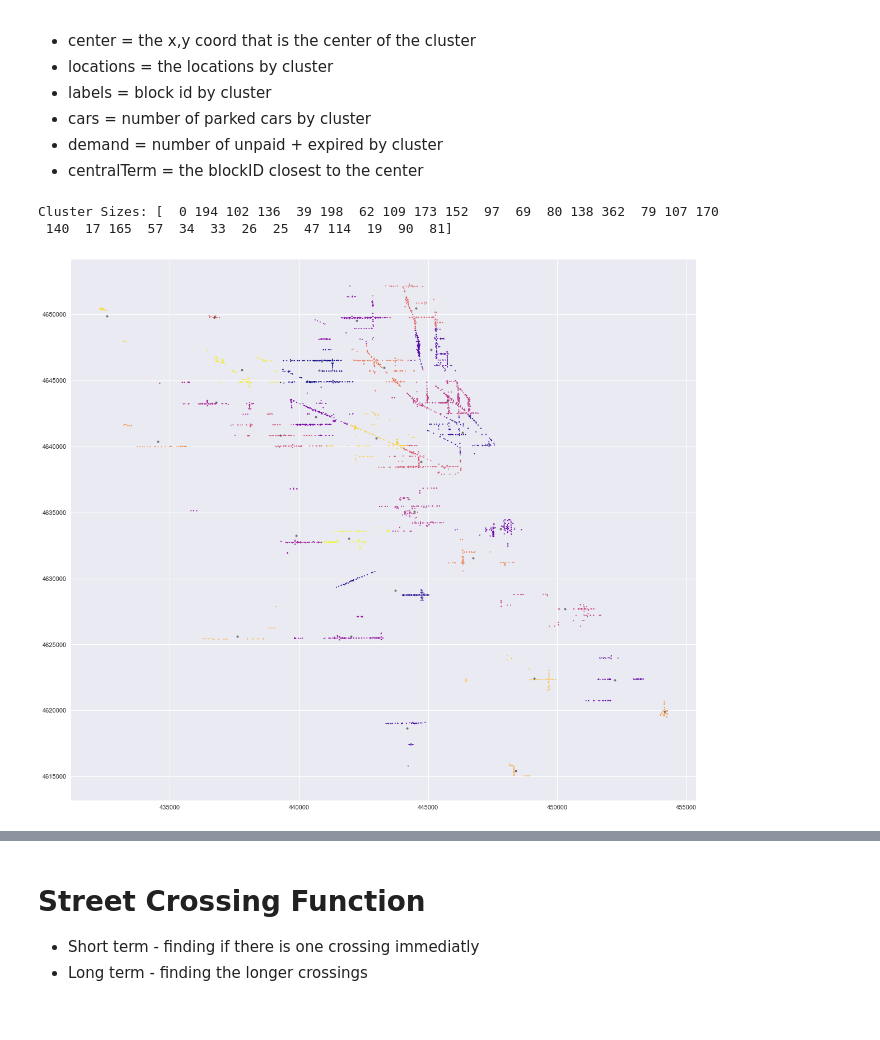
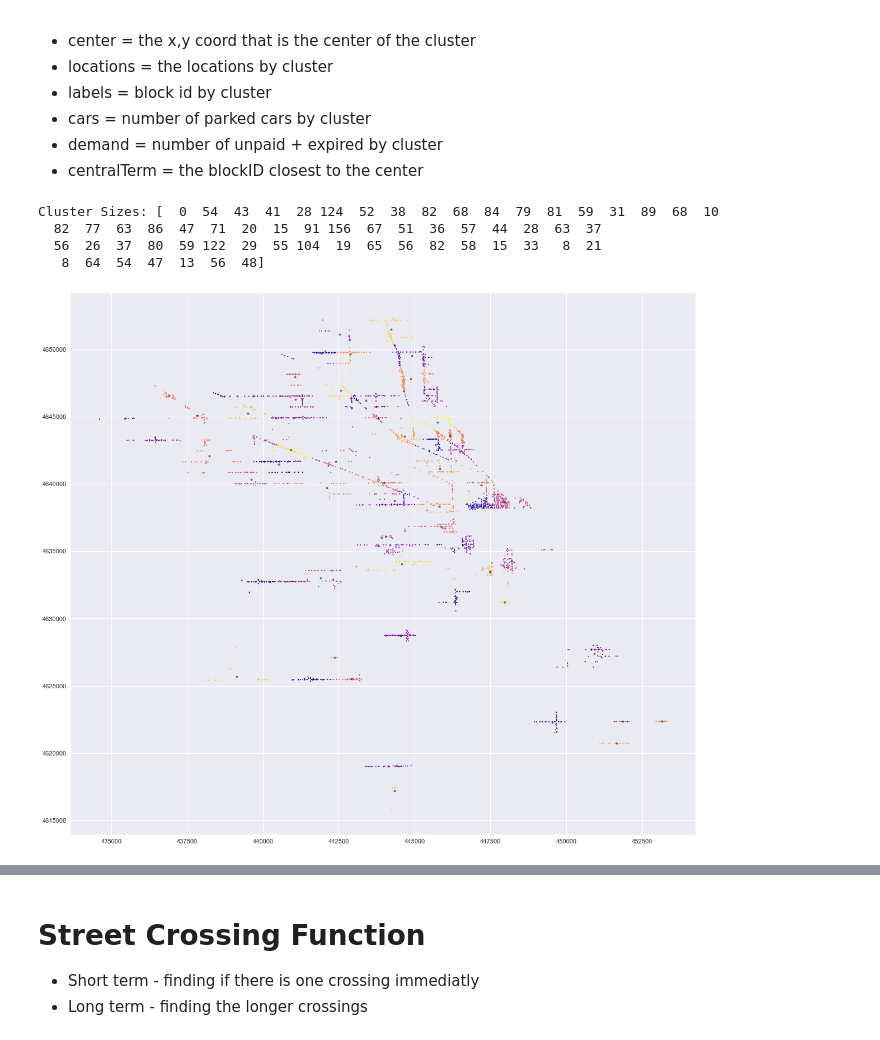
Before and after one commit to jswortz/Google-OR-Example, a Jupyter notebook: CPM Optimization March 2018.ipynb, the cells around one changed output, grey strips where cells are left out. Cells and saved outputs as stored; diff of their text form; code cells hidden in the pictures.

```diff
--- a/CPM Optimization March 2018.ipynb
+++ b/CPM Optimization March 2018.ipynb
@@ -23,7 +23,8 @@ megaCluster = []
 streetSide = []
 streetName = []
 dataFolder = "data"
-with open(os.path.join(dataFolder,'3.16.Data.csv'), 'rb') as csvfile:
+carTime = []
+with open(os.path.join(dataFolder,'Input_Model_040318_newMC2_noDriving_CLZy_remSEblocks.csv'), 'rb') as csvfile:
     reader = csv.reader(csvfile, delimiter=',')
     for row in reader:
         if counter < limiter: #this is just a cap to QA the model with fewer locations
@@ -31,6 +32,7 @@ with open(os.path.join(dataFolder,'3.16.Data.csv'), 'rb') as csvfile:
                 firstLine = False
             else:
                 latLong = []
+                carTime.append(float(row[28]))
                 latLong.append(float(row[23]))
                 latLong.append(float(row[24]))
                 locations.append(latLong)
@@ -175,12 +177,13 @@ import numpy as np
 seed = 1234
 
 fullData = {'locations': locations, 'labels': labels, 'cars': cars, 'demands': demands\
-            , 'megacluster': megaCluster, 'streetName' : streetName, 'streetSide': streetSide}
+            , 'megacluster': megaCluster, 'streetName' : streetName, \
+            'streetSide': streetSide, 'carCheckTime': carTime}
 
 fullDS = pd.DataFrame.from_dict(fullData)
 
 
-nClusters = 30
+nClusters = 60
 
 kData ={key: {'center': None, 'locations': None, 'labels' : None, 'cars' : None, 'demand' : None,\
               'centralTerm': None} for key in range(nClusters)}
@@ -221,41 +224,45 @@ for k in range(nClusters):
     kdemand = []
     kstreet = []
     kside = []
-    for loc, lab, car, dem, kp, sn, sd in zip(nonMegaDict['locations'], nonMegaDict['labels'],\
+    kctime = []
+    for loc, lab, car, dem, kp, sn, sd, cct in zip(nonMegaDict['locations'], nonMegaDict['labels'],\
                                       nonMegaDict['cars'], nonMegaDict['demands'], kPred,\
-                                     nonMegaDict['streetName'], nonMegaDict['streetSide']):
+                                     nonMegaDict['streetName'], nonMegaDict['streetSide'], nonMegaDict['carCheckTime']):
         if kp == k:
             klocations.append(loc)
             klabels.append(lab)
             kcars.append(car)
             kdemand.append(dem)
             kstreet.append(sn)
             kside.append(sd)
+            kctime.append(cct)
 
     kData[k].update({'center': centers[k], 'locations': klocations, 'labels': klabels, \
                     'cars': kcars, 'demand': kdemand, 'centralTerm': centerTerminals[k], \
-                    'streetName': kstreet, 'streetSide': kside})
+                    'streetName': kstreet, 'streetSide': kside, 'carCheckTime': kctime})
 #     print(len(klocations))
 
 
 stuffThatIsDrivingMeNutsWPython = {'center': [448476.6, 4636929], 'locations': megaDict['locations'], \
                  'labels': megaDict['labels'], 'cars' : megaDict['cars'], 'demand': megaDict['demands'],\
                              'centralTerm' : "LAZ GARAGE", 'streetName': megaDict['streetName'],\
-                                   'streetSide' : megaDict['streetSide']}
+                                   'streetSide' : megaDict['streetSide'], 'carCheckTime': megaDict['carCheckTime']}
 kData.update({nClusters  : stuffThatIsDrivingMeNutsWPython})
 
 # kData[0]
 
 #add megacluster
 
 
 cSizes = np.bincount(kPred + 1)
 print("Cluster Sizes: " + str(cSizes))
 # centers
 # %% [output]
-Cluster Sizes: [  0 194 102 136  39 198  62 109 173 152  97  69  80 138 362  79 107 170
- 140  17 165  57  34  33  26  25  47 114  19  90  81]
+Cluster Sizes: [  0  54  43  41  28 124  52  38  82  68  84  79  81  59  31  89  68  10
+  82  77  63  86  47  71  20  15  91 156  67  51  36  57  44  28  63  37
+  56  26  37  80  59 122  29  55 104  19  65  56  82  58  15  33   8  21
+   8  64  54  47  13  56  48]
-[figure, old version]
+[figure, new version]
 # %%
 #save cluster data to csv
 import datetime
```
Also changed, not shown: parts of 18 cells of this notebook, 33 other files.
